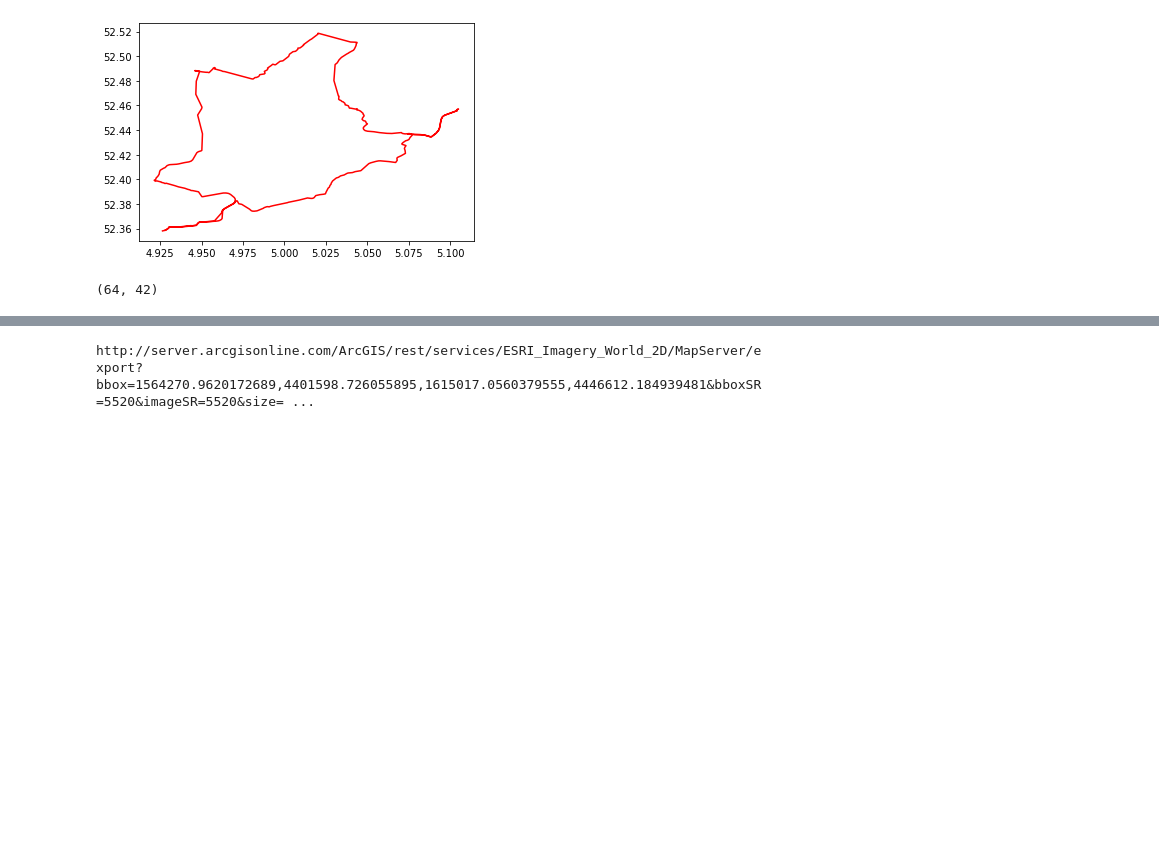
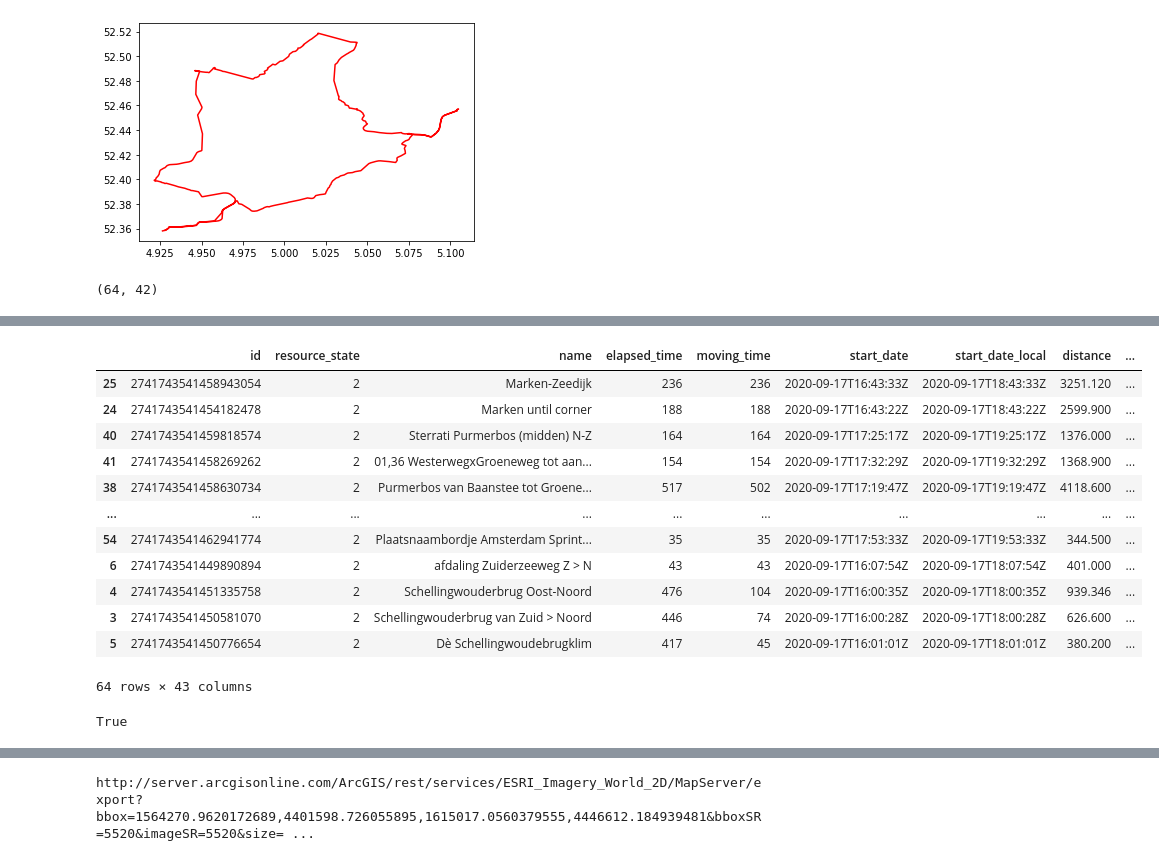
Before and after one commit to pvilar/Strava-analysis, a Jupyter notebook: exploration-2.ipynb, the cells around one changed output, grey strips where cells are left out. Cells and saved outputs as stored; diff of their text form; code cells hidden in the pictures; blank space fills up the shorter version.

```diff
--- a/exploration-2.ipynb
+++ b/exploration-2.ipynb
@@ -66,4 +46,4 @@ def get_tokens(client_id, client_secret, tokens_filepath):
 
     return strava_tokens
 # %%
-STRAVA_TOKENS = get_tokens(CLIENT_ID, CLIENT_SECRET, TOKENS_FILEPATH)
+strava_tokens = get_tokens(CLIENT_ID, CLIENT_SECRET, TOKENS_FILEPATH)
@@ -116,31 +91,0 @@ df_segments.shape
-# %%
-import random
-
-# random number to calculate delta for a random segment
-random_row = random.randint(0, df_segments.shape[0])
-print("random_row: {}".format(random_row))
-
-# athlete elapsed time in seconds
-athlete_elapsed_time = df_segments.loc[random_row, "elapsed_time"]
-print("athlete_elapsed_time: {} seconds".format(athlete_elapsed_time))
-
-# explore segment
-segment_id = df_segments.loc[random_row, "segment.id"]
-
-url = "https://www.strava.com/api/v3/segments/{}".format(segment_id)
-access_token = strava_tokens['access_token']
-
-# Get first page of activities from Strava with all fields
-r = requests.get(url + '?access_token=' + access_token)
-r = r.json()
-
-# get leader time
-leader_elapsed_time = get_sec(r['xoms']['kom'])
-print("leader_elapsed_time: {} seconds".format(leader_elapsed_time))
-
-# get difference
-delta = athlete_elapsed_time/leader_elapsed_time - 1
-print("delta: {:.1%}".format(delta))
-
-# plot segment
-plot_polyline(r['map']['polyline'])
@@ -189,7 +128,7 @@ df_segments["segment_time_delta"] = df_segments.apply(
     lambda x: calculate_time_difference_from_leader(x["segment.id"],
                                                     x["elapsed_time"],
                                                     gender="man",
-                                                    strava_tokens=STRAVA_TOKENS
+                                                    strava_tokens=strava_tokens
                                                     ),
     axis=1)
 # %% [output]
@@ -199,0 +137,16 @@ df_segments
+# %%
+df_segments.sort_values(by=['segment_time_delta'])
+# %% [output]
+|  | id | resource_state | name | elapsed_time | moving_time | start_date | start_date_local | distance | ... |
+| 25 | 2741743541458943054 | 2 | Marken-Zeedijk | 236 | 236 | 2020-09-17T16:43:33Z | 2020-09-17T18:43:33Z | 3251.120 | ... |
+| 24 | 2741743541454182478 | 2 | Marken until corner | 188 | 188 | 2020-09-17T16:43:22Z | 2020-09-17T18:43:22Z | 2599.900 | ... |
+| 40 | 2741743541459818574 | 2 | Sterrati Purmerbos (midden) N-Z | 164 | 164 | 2020-09-17T17:25:17Z | 2020-09-17T19:25:17Z | 1376.000 | ... |
+| 41 | 2741743541458269262 | 2 | 01,36 WesterwegxGroeneweg tot aan... | 154 | 154 | 2020-09-17T17:32:29Z | 2020-09-17T19:32:29Z | 1368.900 | ... |
+| 38 | 2741743541458630734 | 2 | Purmerbos van Baanstee tot Groene... | 517 | 502 | 2020-09-17T17:19:47Z | 2020-09-17T19:19:47Z | 4118.600 | ... |
+| ... | ... | ... | ... | ... | ... | ... | ... | ... | ... |
+| 54 | 2741743541462941774 | 2 | Plaatsnaambordje Amsterdam Sprint... | 35 | 35 | 2020-09-17T17:53:33Z | 2020-09-17T19:53:33Z | 344.500 | ... |
+| 6 | 2741743541449890894 | 2 | afdaling Zuiderzeeweg Z > N | 43 | 43 | 2020-09-17T16:07:54Z | 2020-09-17T18:07:54Z | 401.000 | ... |
+| 4 | 2741743541451335758 | 2 | Schellingwouderbrug Oost-Noord | 476 | 104 | 2020-09-17T16:00:35Z | 2020-09-17T18:00:35Z | 939.346 | ... |
+| 3 | 2741743541450581070 | 2 | Schellingwouderbrug van Zuid > Noord | 446 | 74 | 2020-09-17T16:00:28Z | 2020-09-17T18:00:28Z | 626.600 | ... |
+| 5 | 2741743541450776654 | 2 | Dè Schellingwoudebrugklim | 417 | 45 | 2020-09-17T16:01:01Z | 2020-09-17T18:01:01Z | 380.200 | ... |
+64 rows × 43 columns
@@ -199,0 +158,6 @@ df_segments
+# %%
+import webbrowser
+
+webbrowser.open(url_segment)
+# %% [output]
+True
```
Also changed, not shown: parts of 11 cells of this notebook, 2 other files.
